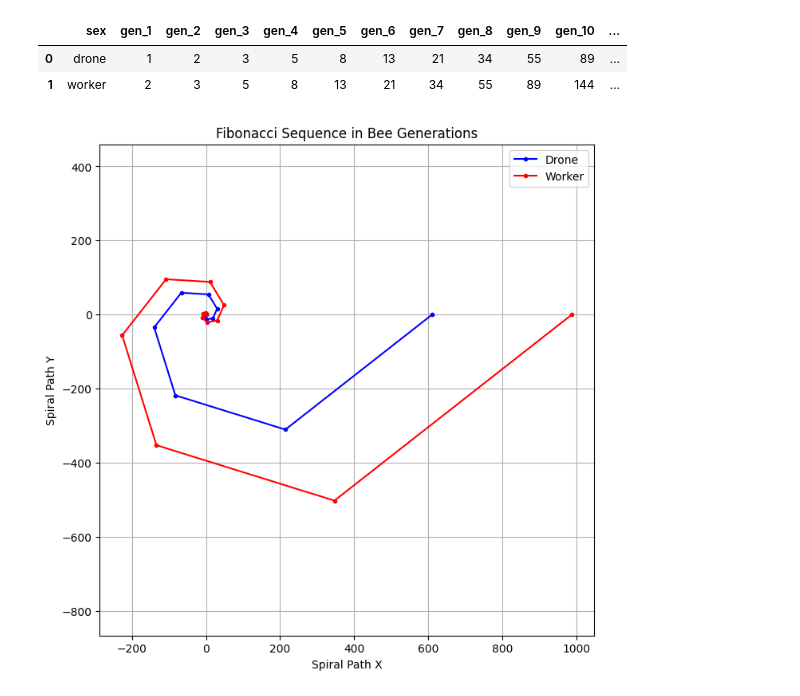
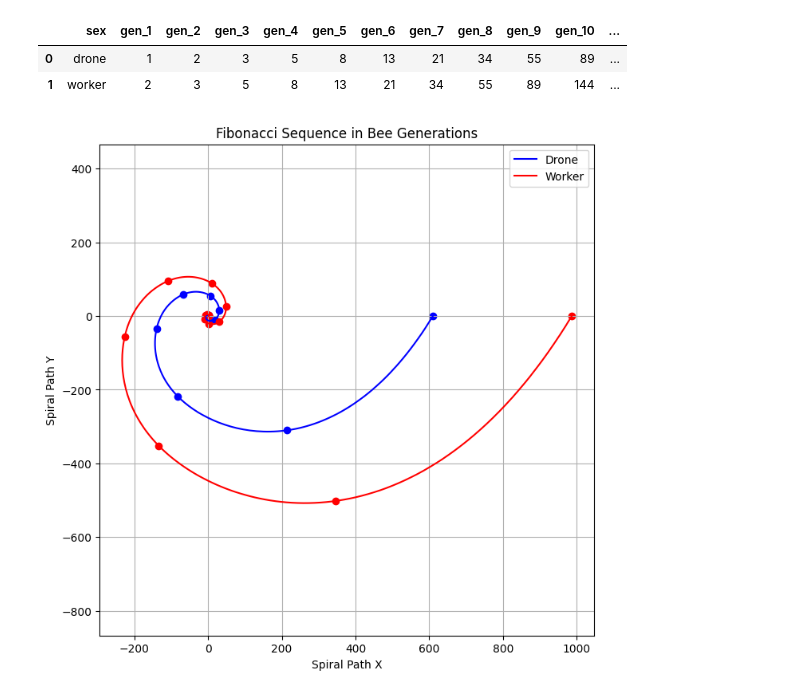
Before and after one commit to erincameron11/the-art-in-numbers, a Jupyter notebook: fibonacci.ipynb, the cells around one changed output. Cells and saved outputs as stored; diff of their text form; code cells hidden in the pictures.

Commit message:
add interpolation to fibonacci plot

```diff
--- a/fibonacci.ipynb
+++ b/fibonacci.ipynb
@@ -28,41 +29,64 @@ display(df)
 | 1 | worker | 2 | 3 | 5 | 8 | 13 | 21 | 34 | 55 | 89 | 144 | ... |
 # %%
 # Determine the x and y coordinate values by locating Fibonacci numbers for male and female bees (drone and worker)
-fibonacci_drone = df.loc[df['sex'] == 'drone'].iloc[0, 1:].values
-fibonacci_worker = df.loc[df['sex'] == 'worker'].iloc[0, 1:].values
+drone = df.loc[df['sex'] == 'drone'].iloc[0, 1:].values
+worker = df.loc[df['sex'] == 'worker'].iloc[0, 1:].values
 
 # Find the number of generations
-generations = len(fibonacci_drone)
+generations = len(drone)
 
 # Create an angle (theta) for the spiral
 theta = np.linspace(0, 4 * np.pi, generations)
 
 # Create the radius for drone and worker spirals from the Fibonacci data
-r_drone = np.array(fibonacci_drone)
-r_worker = np.array(fibonacci_worker)
+r_drone = np.array(drone)
+r_worker = np.array(worker)
 
 # Create the x, y coordinates for the drone and worker spirals
 x_drone = r_drone * np.cos(theta)
 y_drone = r_drone * np.sin(theta)
 
 x_worker = r_worker * np.cos(theta)
 y_worker = r_worker * np.sin(theta)
 
+# Interpolate for smooth curves
+t_drone = np.linspace(0, 1, generations) # Parameterize time
+t_smooth = np.linspace(0, 1, 500)  # More points for smooth curves
+
+# Drone smooth interpolation
+x_drone_smooth = make_interp_spline(t_drone, x_drone)(t_smooth)
+y_drone_smooth = make_interp_spline(t_drone, y_drone)(t_smooth)
+
+# Worker smooth interpolation
+x_worker_smooth = make_interp_spline(t_drone, x_worker)(t_smooth)
+y_worker_smooth = make_interp_spline(t_drone, y_worker)(t_smooth)
+
+# Clear any previous figures
+plt.close('all')
+
 # Plot the spirals
 plt.figure(figsize=(8, 8))
-plt.plot(x_drone, y_drone, label="Drone", color="blue", marker='o', markersize=3)
-plt.plot(x_worker, y_worker, label="Worker", color="red", marker='o', markersize=3)
+
+# Drone data points
+plt.plot(x_drone_smooth, y_drone_smooth, label="Drone", color="blue")
+# Add in the original drone x-points
+plt.scatter(x_drone, y_drone, color="blue", marker='o')
+
+# Worker data points
+plt.plot(x_worker_smooth, y_worker_smooth, label="Worker", color="red")
+# Add in the original worker x-points
+plt.scatter(x_worker, y_worker, color="red", marker='o')
 
 # Customize plot
+plt.grid(True)
+# Ensure the aspect ratio is equal for the spiral
+plt.axis('equal')
 plt.title("Fibonacci Sequence in Bee Generations")
 plt.xlabel("Spiral Path X")
 plt.ylabel("Spiral Path Y")
-plt.grid(True)
-# Ensure the aspect ratio is equal for the spiral
-plt.axis('equal')
 
 # Show the plot
 plt.legend()
 plt.show()
 # %% [output]
-[figure, old version]
+[figure, new version]
```
Also changed, not shown: parts of 1 cell of this notebook.
